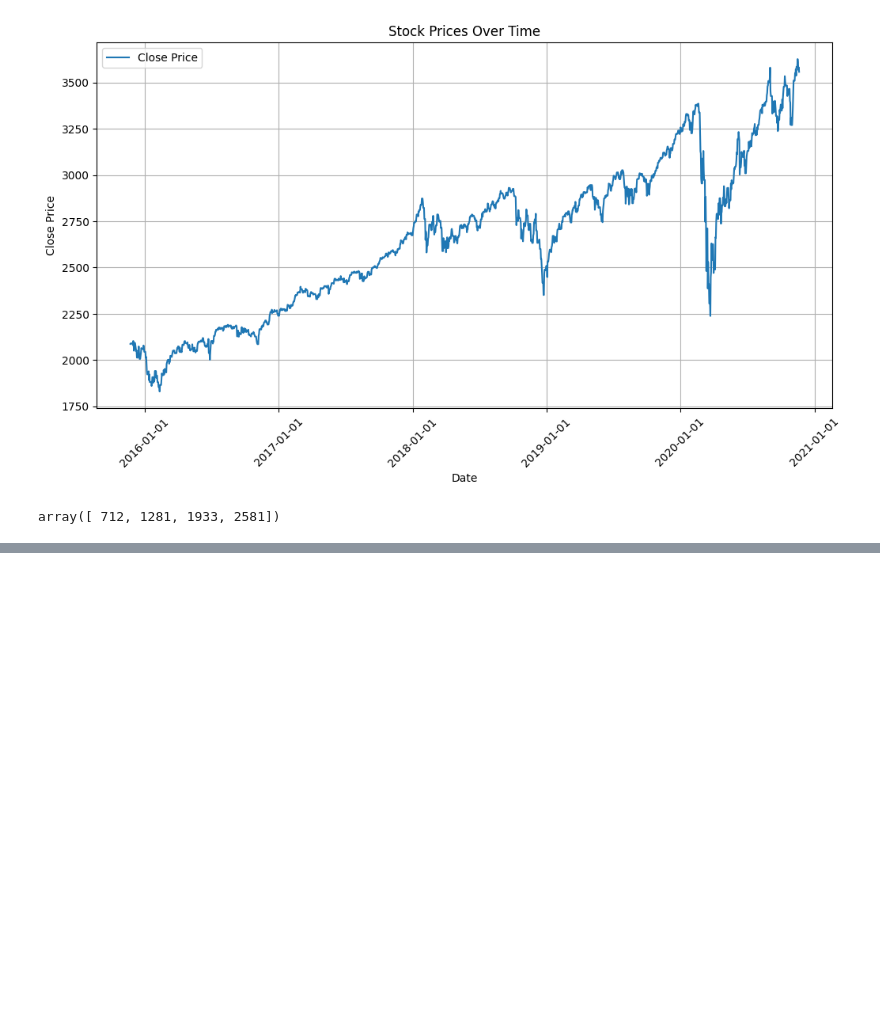
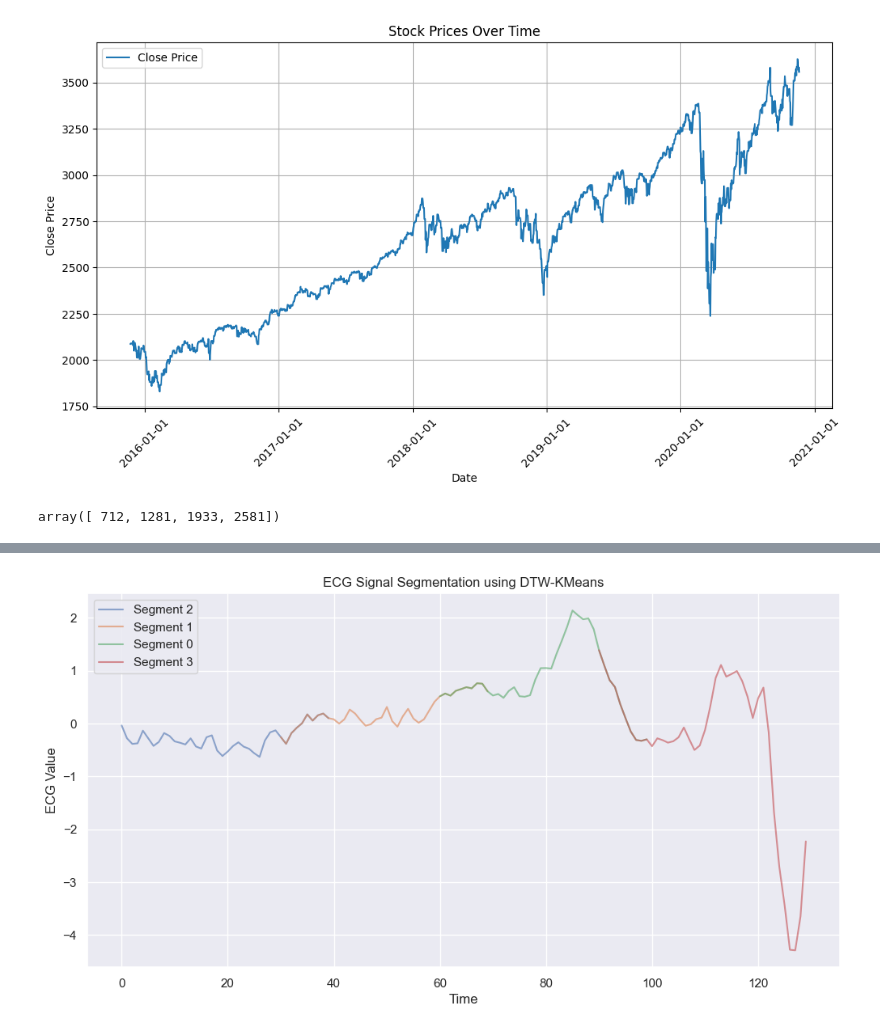
Before and after one commit to czotterbenedek/time-series-ensemble-segmentation, a Jupyter notebook: onlab_tfb4fy.ipynb, the cells around one changed output, grey strips where cells are left out. Saved outputs shown, nothing was run; the diff lists cells and outputs as text; code cells hidden in the pictures; blank space fills up the shorter version.

```diff
--- a/onlab_tfb4fy.ipynb
+++ b/onlab_tfb4fy.ipynb
@@ -83,0 +204,35 @@ array([<Axes: title={'center': 'Segmentation of different umpire cricket signals
+# %%
+# Select a single ECG signal (e.g., first row)
+ecg_signal = ecg_dataset.iloc[30, :-1].values  # Assuming last column is "label"
+
+# Define segmentation parameters
+window_size = 40  # Number of points per segment
+stride = 30  # Step size for segment extraction
+
+# Create overlapping segments
+segments = [ecg_signal[i:i+window_size] for i in range(0, len(ecg_signal)-window_size, stride)]
+segments = np.array(segments)
+
+# Normalize segments
+segments_scaled = TimeSeriesScalerMeanVariance().fit_transform(segments)
+
+# Apply DTW-KMeans
+n_clusters = 4  # Adjust based on elbow method
+dtw_kmeans = TimeSeriesKMeans(n_clusters=n_clusters, metric="dtw", random_state=42)
+labels = dtw_kmeans.fit_predict(segments_scaled)
+
+# Plot segmented ECG signal
+plt.figure(figsize=(12, 6))
+time_axis = np.arange(len(ecg_signal))
+
+for i, segment_start in enumerate(range(0, len(ecg_signal)-window_size, stride)):
+    plt.plot(time_axis[segment_start:segment_start+window_size], ecg_signal[segment_start:segment_start+window_size],
+             label=f"Segment {labels[i]}", alpha=0.6)
+
+plt.xlabel("Time")
+plt.ylabel("ECG Value")
+plt.title("ECG Signal Segmentation using DTW-KMeans")
+plt.legend()
+plt.show()
+# %% [output]
+[figure, added]
```
Also changed, not shown: parts of 16 cells of this notebook, 1 other file.
